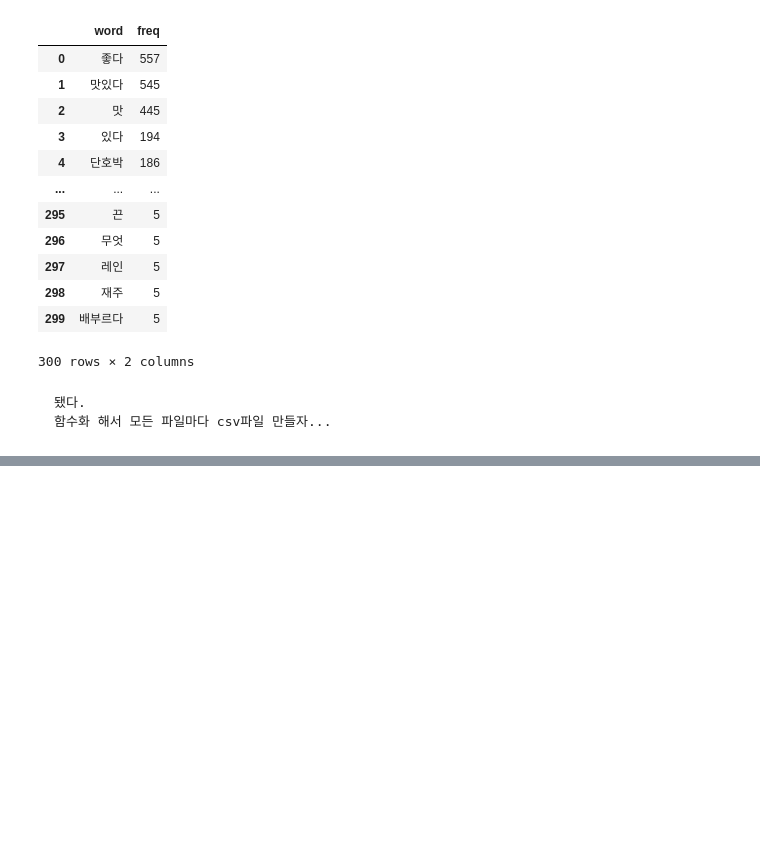
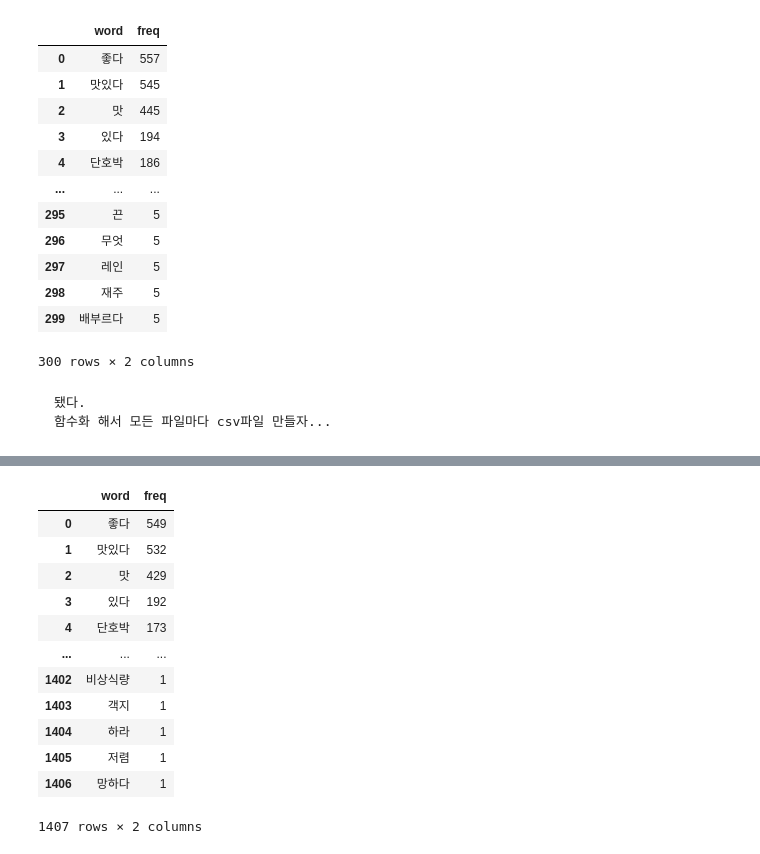
Before and after one commit to skdbsxir/DS-Studying, a Jupyter notebook: [NN Study]/[NLP Study]/[실무예제]/02. JJS Tokenizing 4.ipynb, the cells around one changed output, grey strips where cells are left out. Saved outputs shown, nothing was run; the diff lists cells and outputs as text; code cells hidden in the pictures; blank space fills up the shorter version.

```diff
--- a/[NN Study]/[NLP Study]/[실무예제]/02. JJS Tokenizing 4.ipynb
+++ b/[NN Study]/[NLP Study]/[실무예제]/02. JJS Tokenizing 4.ipynb
@@ -219,0 +267,20 @@ dff
+# %%
+wordPoslist = Counter(wordSelector(df_pos['Contents_tagged'])).most_common()
+wordPosDF = pd.DataFrame(wordPoslist)
+wordPosDF.columns = wordPosDF.columns.astype(str)
+wordPosDF = wordPosDF.rename(columns={'0':'word', '1':'freq'})
+wordPosDF
+# %% [output]
+|  | word | freq |
+| 0 | 좋다 | 549 |
+| 1 | 맛있다 | 532 |
+| 2 | 맛 | 429 |
+| 3 | 있다 | 192 |
+| 4 | 단호박 | 173 |
+| ... | ... | ... |
+| 1402 | 비상식량 | 1 |
+| 1403 | 객지 | 1 |
+| 1404 | 하라 | 1 |
+| 1405 | 저렴 | 1 |
+| 1406 | 망하다 | 1 |
+1407 rows × 2 columns
```
Also changed, not shown: parts of 8 cells of this notebook.
